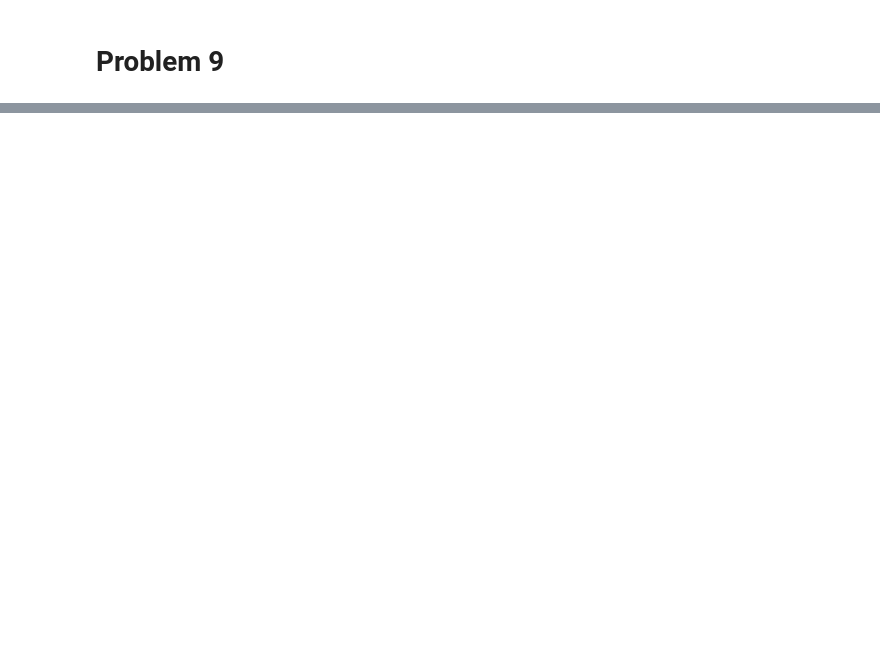
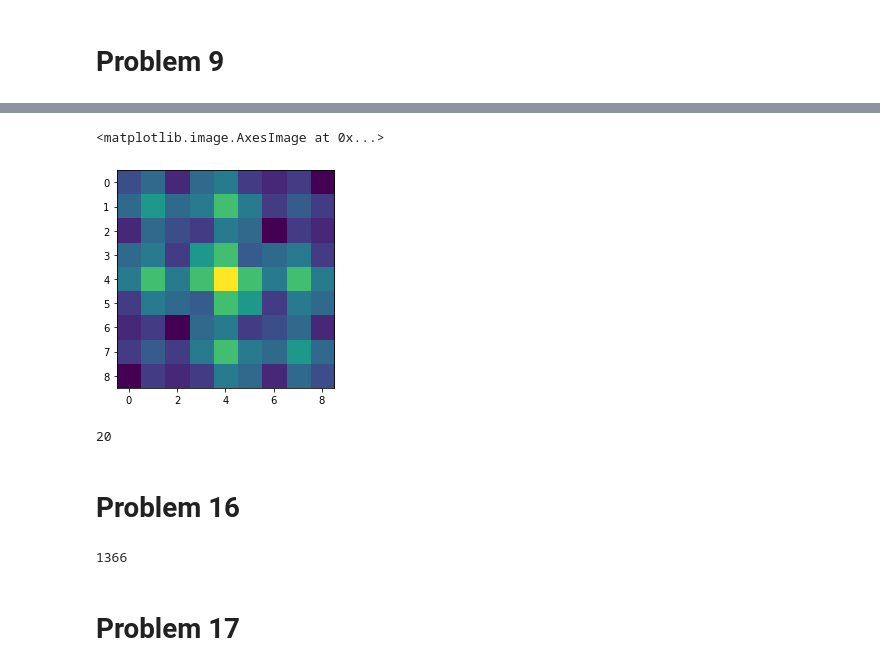
Before and after one commit to staghado/Project-Euler, a Jupyter notebook: solutions.ipynb, the cells around one changed output, grey strips where cells are left out. Saved outputs shown, nothing was run; the diff lists cells and outputs as text; code cells hidden in the pictures; blank space fills up the shorter version.

```diff
--- a/solutions.ipynb
+++ b/solutions.ipynb
@@ -239,0 +463,20 @@ n_adjacent_digits(number, n=13)
+# %%
+plt.imshow(matrix_power(M, 2*n-1))
+# %% [output]
+<matplotlib.image.AxesImage at 0x...>
+[figure, added]
+# %%
+import math
+n = 3
+resultat = math.factorial(2*n)//(math.factorial(n)**2)
+print(resultat)
+# %% [output]
+20
+# %% [markdown]
+# Problem 16
+# %%
+sum(map(int, list(str(2**1000))))
+# %% [output]
+1366
+# %% [markdown]
+# Problem 17
```
Also changed, not shown: parts of 29 cells of this notebook, 3 other files.
